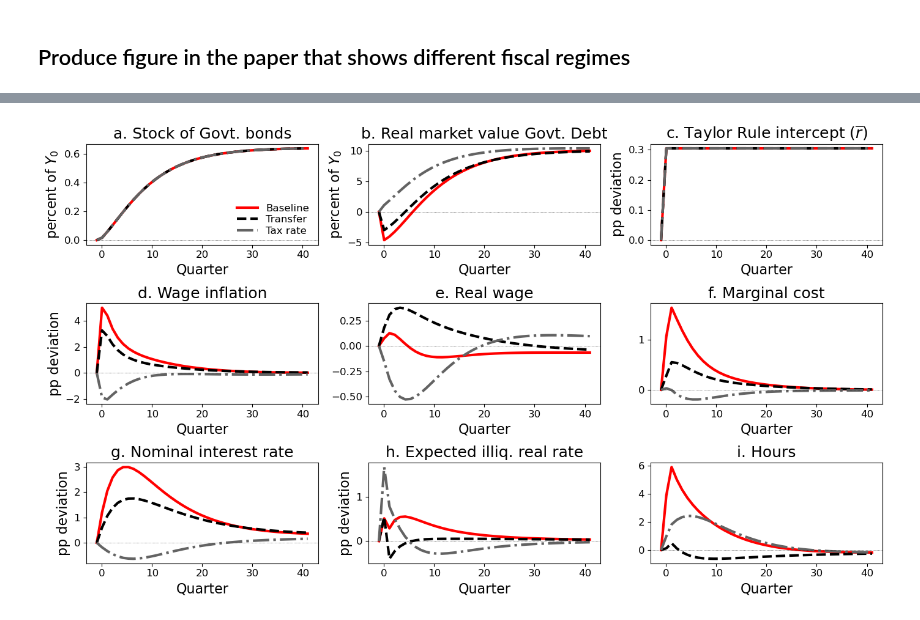
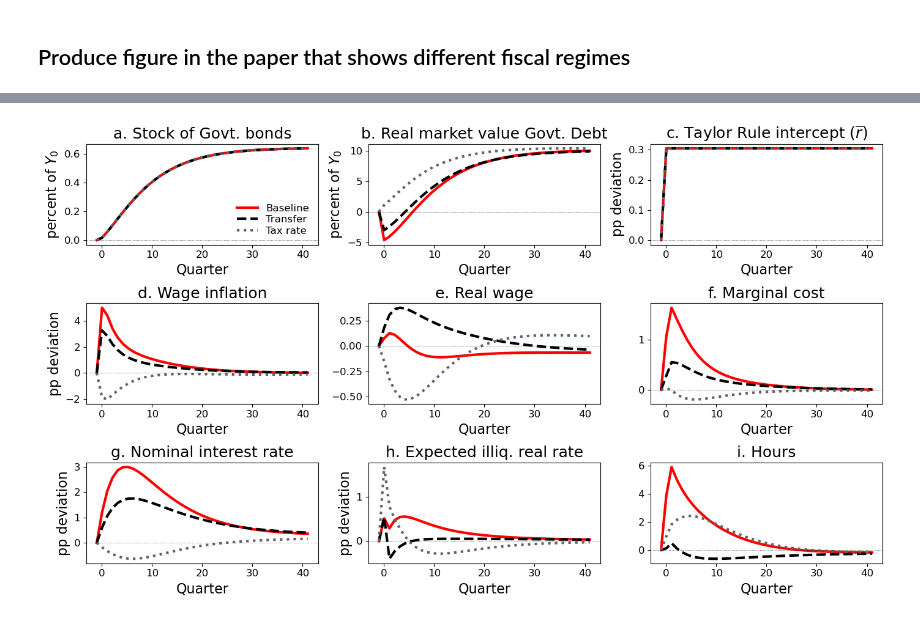
Before and after one commit to rolf-campos/navigating-replication, a Jupyter notebook: 4_irf_fiscal_rules.ipynb, the cells around one changed output, grey strips where cells are left out. Drawn from its saved outputs; the diff is of its cells as text; code cells hidden in the pictures.

```diff
--- a/4_irf_fiscal_rules.ipynb
+++ b/4_irf_fiscal_rules.ipynb
@@ -402,9 +402,9 @@ plot_irfs(to_plot, plot_cases, save_name=save_name, variables=['Bg', 'G', 'T', '
 # %%
 # Figure 11 in Appendix G.2
 
 to_plot = {'Baseline': irf_baseline, 'Transfer': irf_transfer, 'Tax rate': irf_tax_rate}
 plot_cases = ['Baseline', 'Transfer', 'Tax rate']
 save_name = os.path.join("results", "fig_fiscal_infla.pdf")
-plot_irfs(to_plot, plot_cases, save_name=save_name, variables=['Bg_Q_lb',  'Bg', 'rbar',  'piw', 'w', 'mc', 'i', 'ra_e', 'N'], ncols=3)
+plot_irfs(to_plot, plot_cases, save_name=save_name, variables=['Bg_Q_lb',  'Bg', 'rbar',  'piw', 'w', 'mc', 'i', 'ra_e', 'N'], ncols=3, dots=True)
 # %% [output]
-[figure, old version]
+[figure, new version]
```
Also changed, not shown: parts of 11 cells of this notebook, 3 other files.
